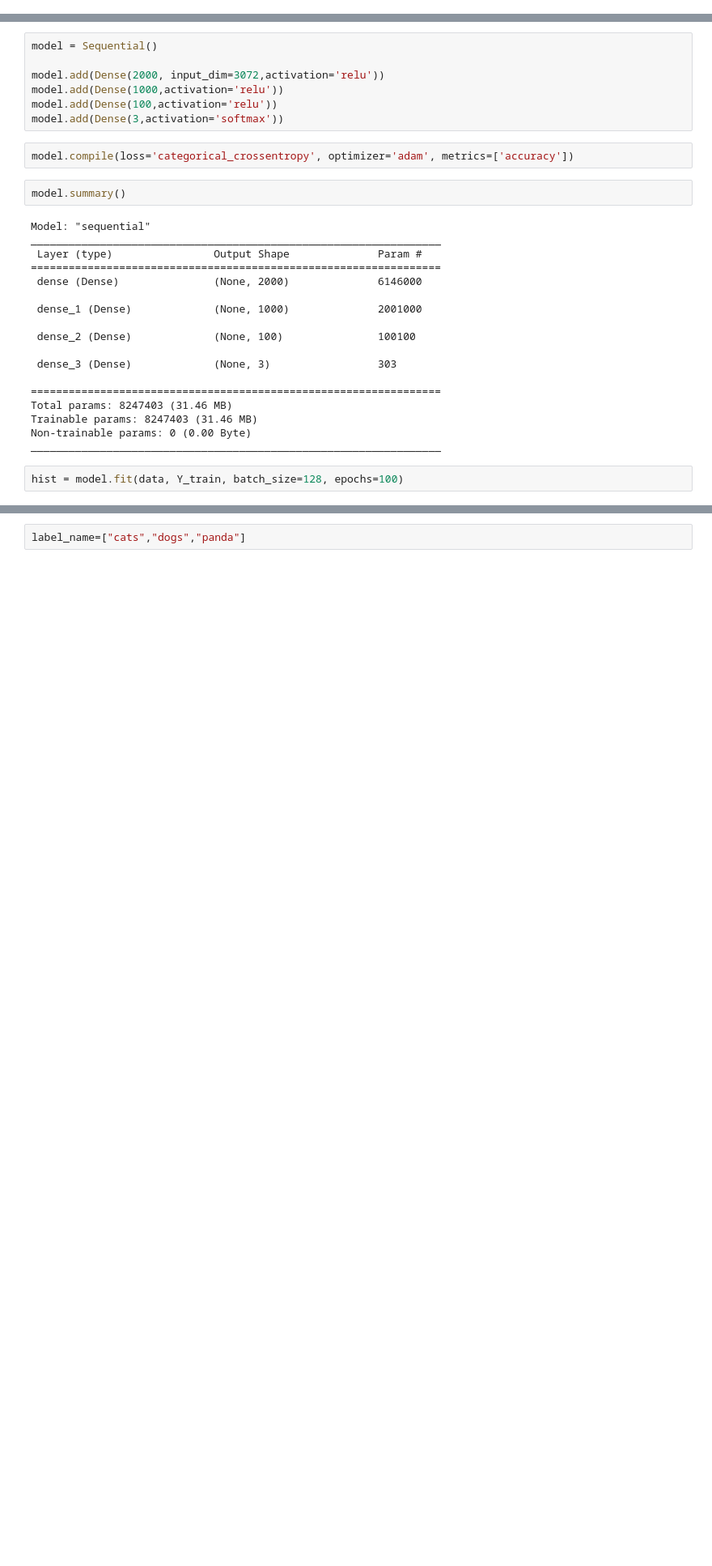
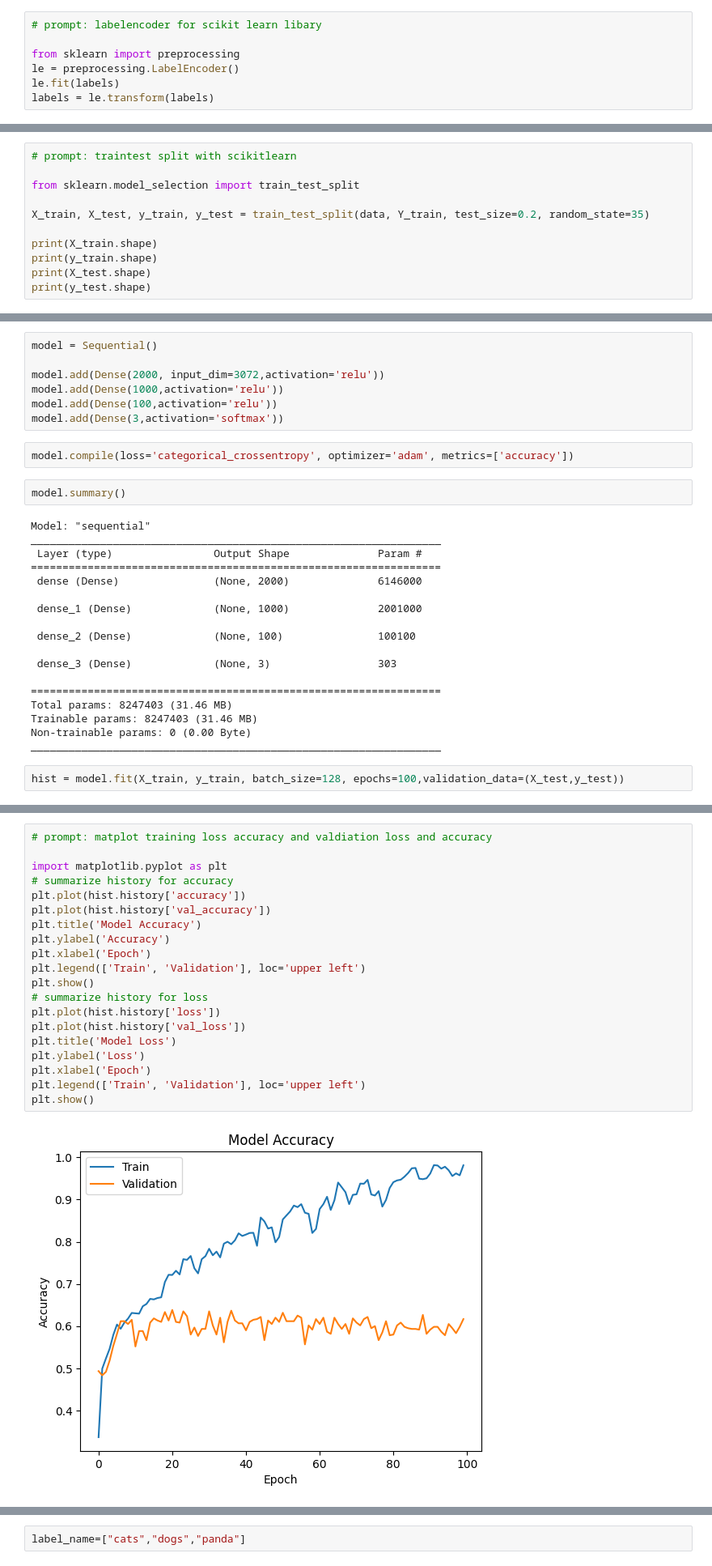
Before and after one commit to mohanrajmit/DL-Training, a Jupyter notebook: Animals_keras.ipynb, the cells around one changed output, grey strips where cells are left out. Shown at 81% size. Saved outputs shown, nothing was run; the diff lists cells and outputs as text; blank space fills up the shorter version.

```diff
--- a/Animals_keras.ipynb
+++ b/Animals_keras.ipynb
@@ -92,0 +150,7 @@ data/=255
+# %%
+# prompt: labelencoder for scikit learn libary
+
+from sklearn import preprocessing
+le = preprocessing.LabelEncoder()
+le.fit(labels)
+labels = le.transform(labels)
@@ -110,0 +185,11 @@ array([1., 0., 0.], dtype=float32)
+# %%
+# prompt: traintest split with scikitlearn
+
+from sklearn.model_selection import train_test_split
+
+X_train, X_test, y_train, y_test = train_test_split(data, Y_train, test_size=0.2, random_state=35)
+
+print(X_train.shape)
+print(y_train.shape)
+print(X_test.shape)
+print(y_test.shape)
@@ -138,6 +228,6 @@ Trainable params: 8247403 (31.46 MB)
 Non-trainable params: 0 (0.00 Byte)
 _________________________________________________________________
 # %%
-hist = model.fit(data, Y_train, batch_size=128, epochs=100)
+hist = model.fit(X_train, y_train, batch_size=128, epochs=100,validation_data=(X_test,y_test))
 # %% [output]
 Epoch 1/100
@@ -159,0 +250,22 @@ Epoch 100/100
+# %%
+# prompt: matplot training loss accuracy and valdiation loss and accuracy
+
+import matplotlib.pyplot as plt
+# summarize history for accuracy
+plt.plot(hist.history['accuracy'])
+plt.plot(hist.history['val_accuracy'])
+plt.title('Model Accuracy')
+plt.ylabel('Accuracy')
+plt.xlabel('Epoch')
+plt.legend(['Train', 'Validation'], loc='upper left')
+plt.show()
+# summarize history for loss
+plt.plot(hist.history['loss'])
+plt.plot(hist.history['val_loss'])
+plt.title('Model Loss')
+plt.ylabel('Loss')
+plt.xlabel('Epoch')
+plt.legend(['Train', 'Validation'], loc='upper left')
+plt.show()
+# %% [output]
+[figure, added]
```
Also changed, not shown: parts of 36 cells of this notebook.
